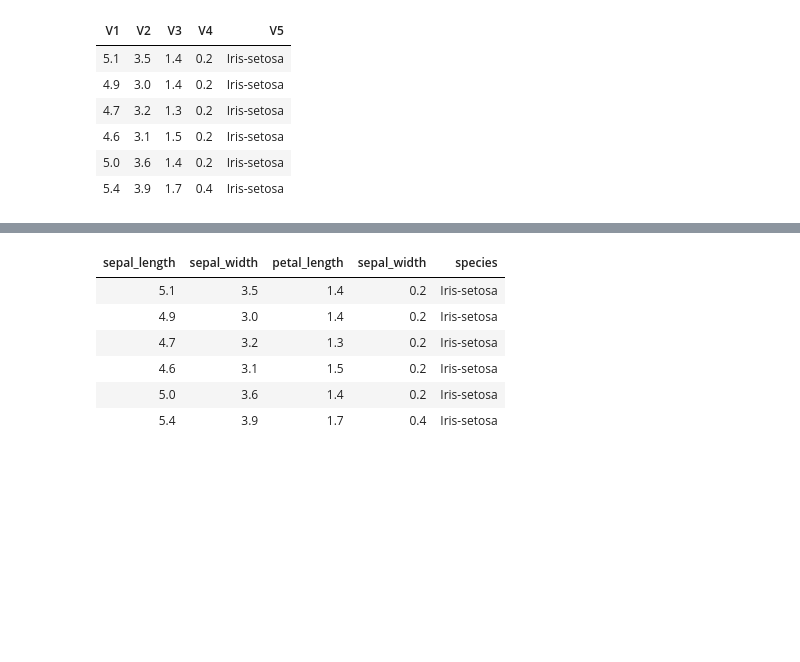
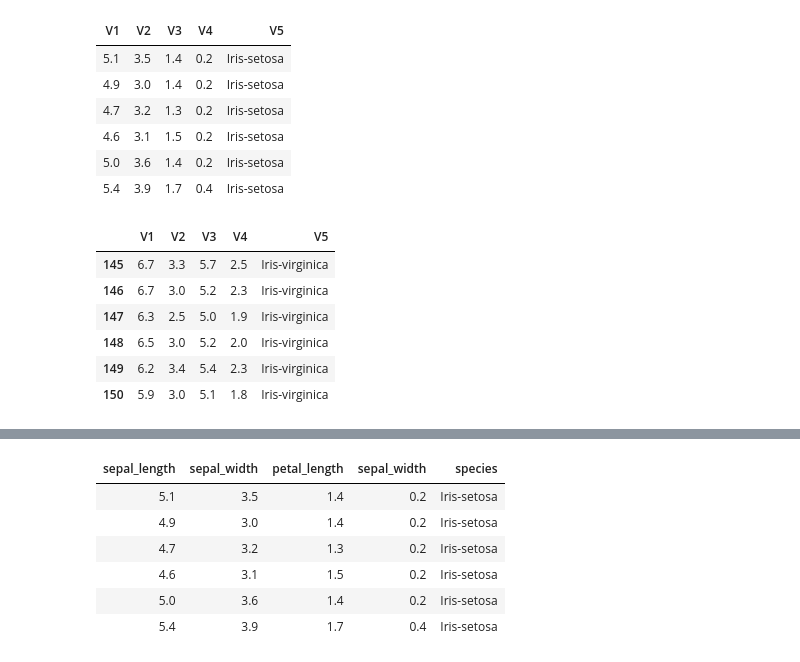
Before and after one commit to raphaelcampos/introducao-linguagens-estatisticas, a Jupyter notebook: R/aula_02/estruturas_dados_avancadas.ipynb, the cells around one changed output, grey strips where cells are left out. Saved outputs shown, nothing was run; the diff lists cells and outputs as text; code cells hidden in the pictures; blank space fills up the shorter version.

```diff
--- a/R/aula_02/estruturas_dados_avancadas.ipynb
+++ b/R/aula_02/estruturas_dados_avancadas.ipynb
@@ -205,3 +230,13 @@ df = read.csv("dados/iris-dataset.csv", header=FALSE); head(df)
 | 4.6 | 3.1 | 1.5 | 0.2 | Iris-setosa |
 | 5.0 | 3.6 | 1.4 | 0.2 | Iris-setosa |
 | 5.4 | 3.9 | 1.7 | 0.4 | Iris-setosa |
+# %%
+tail(df)
+# %% [output]
+|  | V1 | V2 | V3 | V4 | V5 |
+| 145 | 6.7 | 3.3 | 5.7 | 2.5 | Iris-virginica |
+| 146 | 6.7 | 3.0 | 5.2 | 2.3 | Iris-virginica |
+| 147 | 6.3 | 2.5 | 5.0 | 1.9 | Iris-virginica |
+| 148 | 6.5 | 3.0 | 5.2 | 2.0 | Iris-virginica |
+| 149 | 6.2 | 3.4 | 5.4 | 2.3 | Iris-virginica |
+| 150 | 5.9 | 3.0 | 5.1 | 1.8 | Iris-virginica |
```
Also changed, not shown: parts of 10 cells of this notebook, 2 other files.
